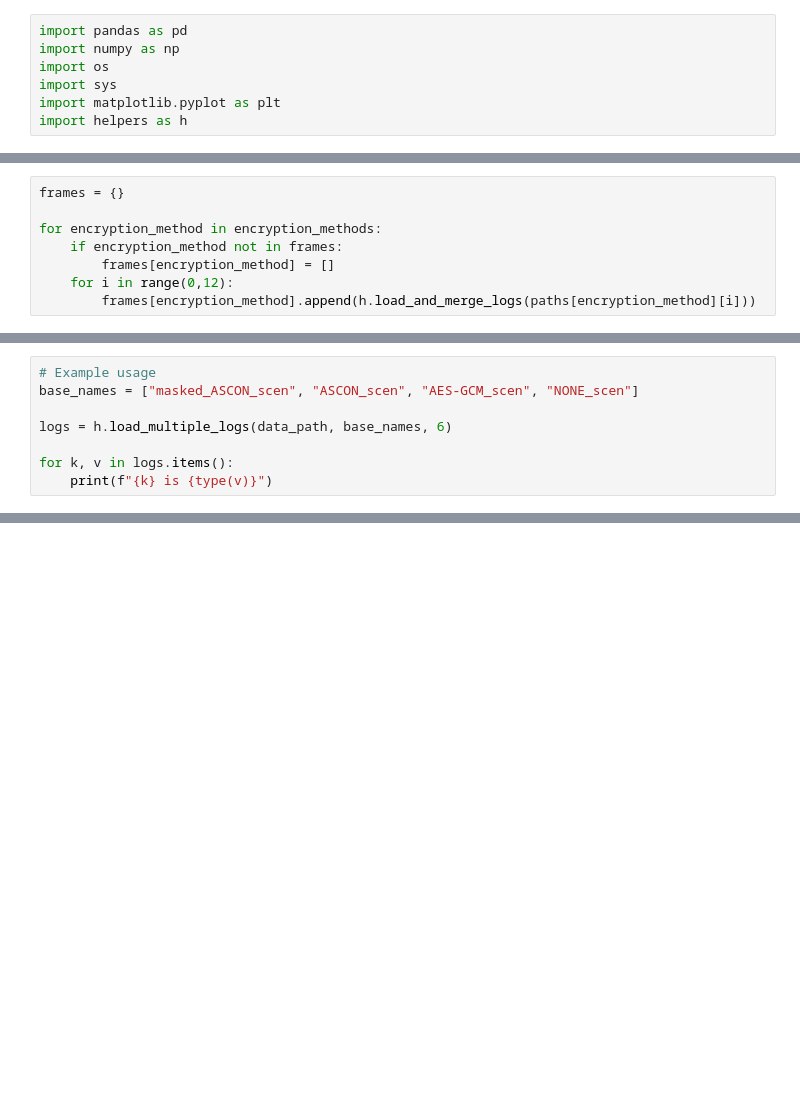
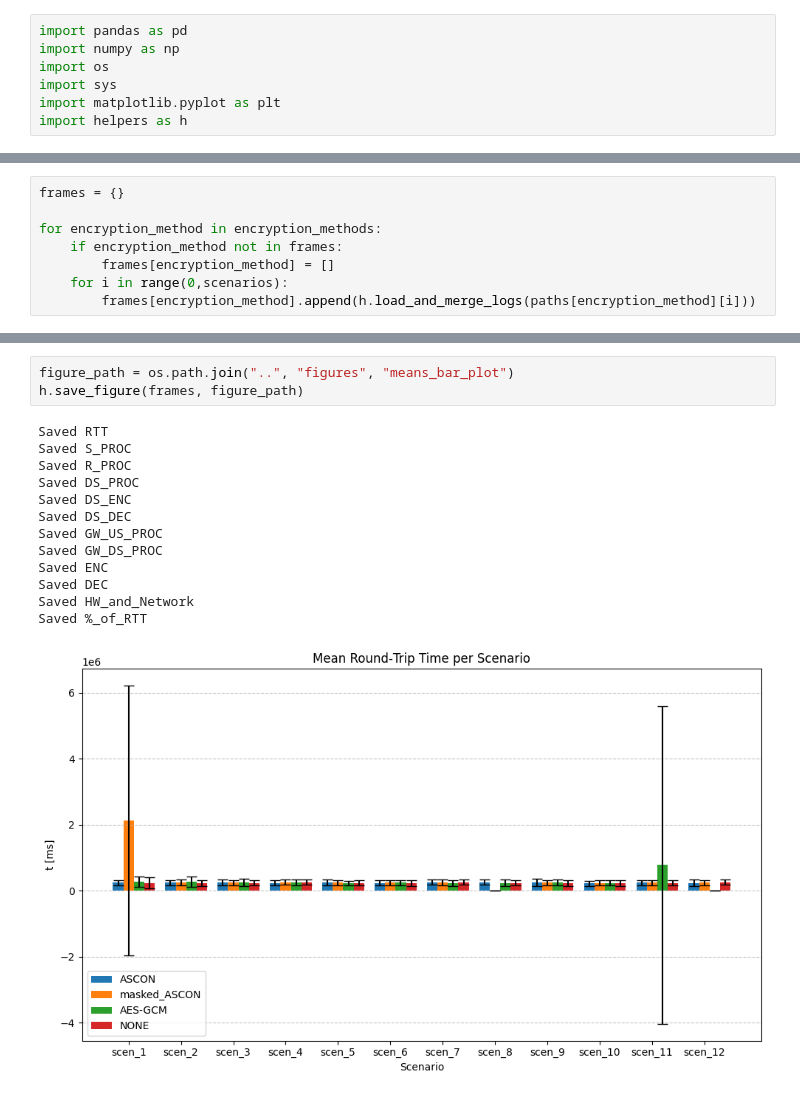
Before and after one commit to nemisis84/ASCON-encryption-for-MCUs-in-an-MQTT-network, a Jupyter notebook: data-storage/analysis/analysis.ipynb, the cells around one changed output, grey strips where cells are left out. Drawn from its saved outputs; the diff is of its cells as text; blank space fills up the shorter version.

```diff
--- a/data-storage/analysis/analysis.ipynb
+++ b/data-storage/analysis/analysis.ipynb
@@ -51,7 +27,7 @@ frames = {}
 for encryption_method in encryption_methods:
     if encryption_method not in frames:
         frames[encryption_method] = []
-    for i in range(0,12):
+    for i in range(0,scenarios):
         frames[encryption_method].append(h.load_and_merge_logs(paths[encryption_method][i]))
 # %% [output]
 No files found in ../results/valid_tests_1/masked_ASCON/masked_ASCON_scen8.
@@ -66,8 +37,0 @@ def get_stats(frames: dict, scen: int, category= "RTT"):
-# %%
-# Example usage
-base_names = ["masked_ASCON_scen", "ASCON_scen", "AES-GCM_scen", "NONE_scen"]
-
-logs = h.load_multiple_logs(data_path, base_names, 6)
-
-for k, v in logs.items():
-    print(f"{k} is {type(v)}")
@@ -144,0 +75,17 @@ logs
+# %%
+figure_path = os.path.join("..", "figures", "means_bar_plot")
+h.save_figure(frames, figure_path)
+# %% [output]
+Saved RTT
+Saved S_PROC
+Saved R_PROC
+Saved DS_PROC
+Saved DS_ENC
+Saved DS_DEC
+Saved GW_US_PROC
+Saved GW_DS_PROC
+Saved ENC
+Saved DEC
+Saved HW_and_Network
+Saved %_of_RTT
+[figure, added]
```
Also changed, not shown: parts of 14 cells of this notebook, 6 other files.
